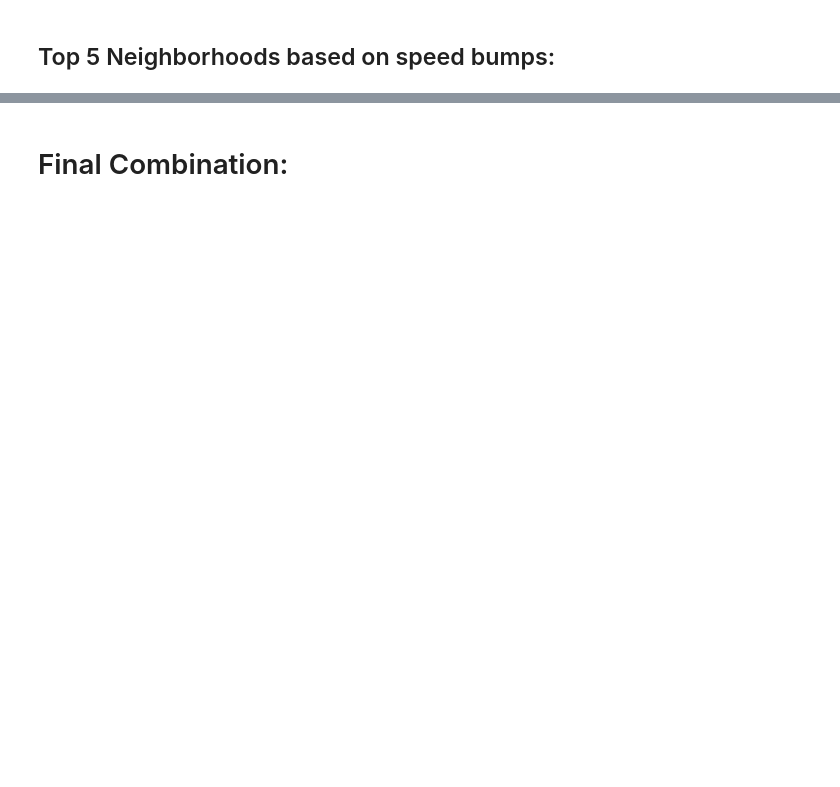
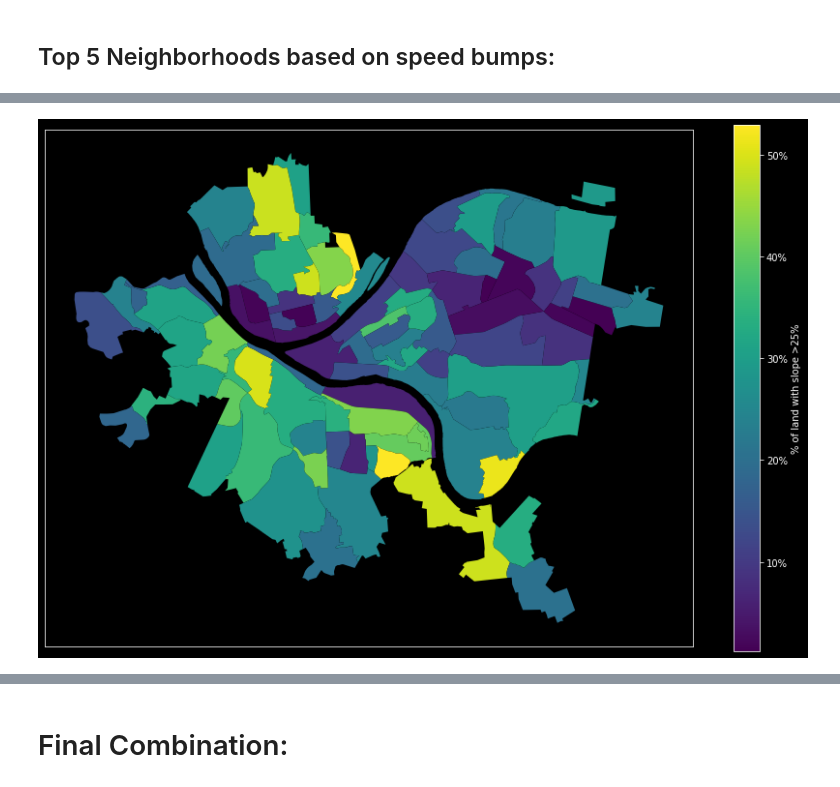
Before and after one commit to OWurst/cs0010-final-proj, a Jupyter notebook: Best_Neighborhood.ipynb, the cells around one changed output, grey strips where cells are left out. Saved outputs shown, nothing was run; the diff lists cells and outputs as text; code cells hidden in the pictures; blank space fills up the shorter version.

```diff
--- a/Best_Neighborhood.ipynb
+++ b/Best_Neighborhood.ipynb
@@ -43,0 +109,37 @@ Text(0, 0.5, 'Speed Bumps')
+# %%
+area = []
+for i in range(91):
+    area.append(0)
+for i, row in df.iterrows():
+    area[row['hood_i']] += row['geometry'].area
+d = {
+    'name': [],
+    'density': [],
+}
+for i, hood in hoods.iterrows():
+    d['name'].append(hood['HOOD'])
+    d['density'].append(area[i] / hood['geometry'].area)
+density_df = pd.DataFrame(data=d)
+# %%
+fig, ax = plt.subplots()
+fig.set_size_inches(15, 10)
+hoods.plot(
+    ax=ax,
+    column=density_df['density'],
+    legend=True,
+    legend_kwds={
+        'label': "% of land with slope >25%",
+        'orientation': 'vertical',
+        'format': mtick.PercentFormatter(1.0),
+    },
+    cmap='viridis',
+)
+plt.tick_params(
+    left = False,
+    labelleft = False,
+    labelbottom = False,
+    bottom = False
+)
+plt.show()
+# %% [output]
+[figure, added]
```
Also changed, not shown: parts of 18 cells of this notebook.
